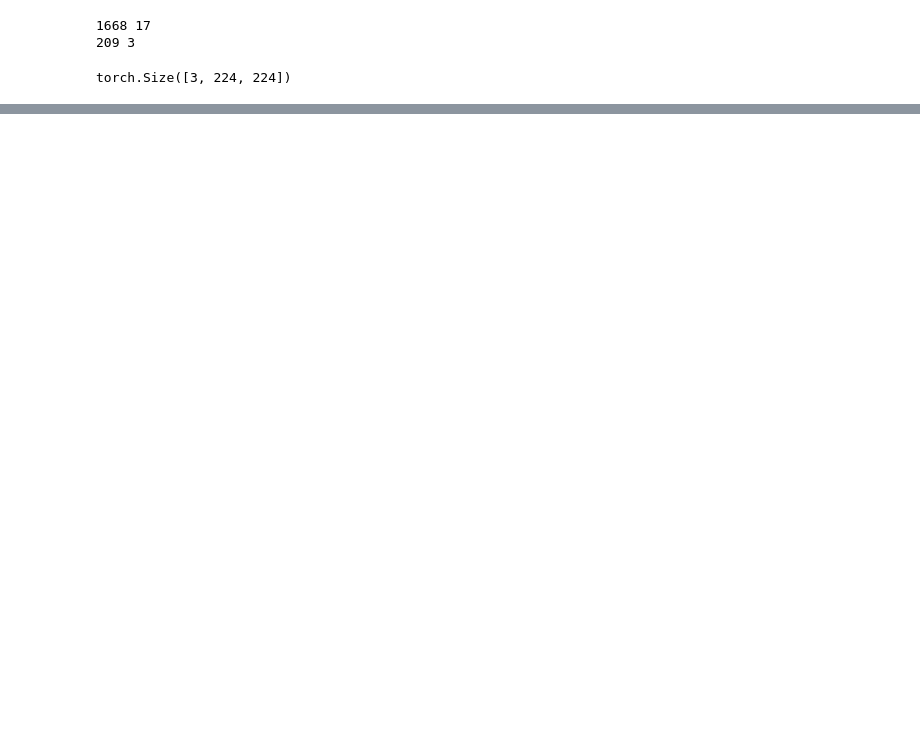
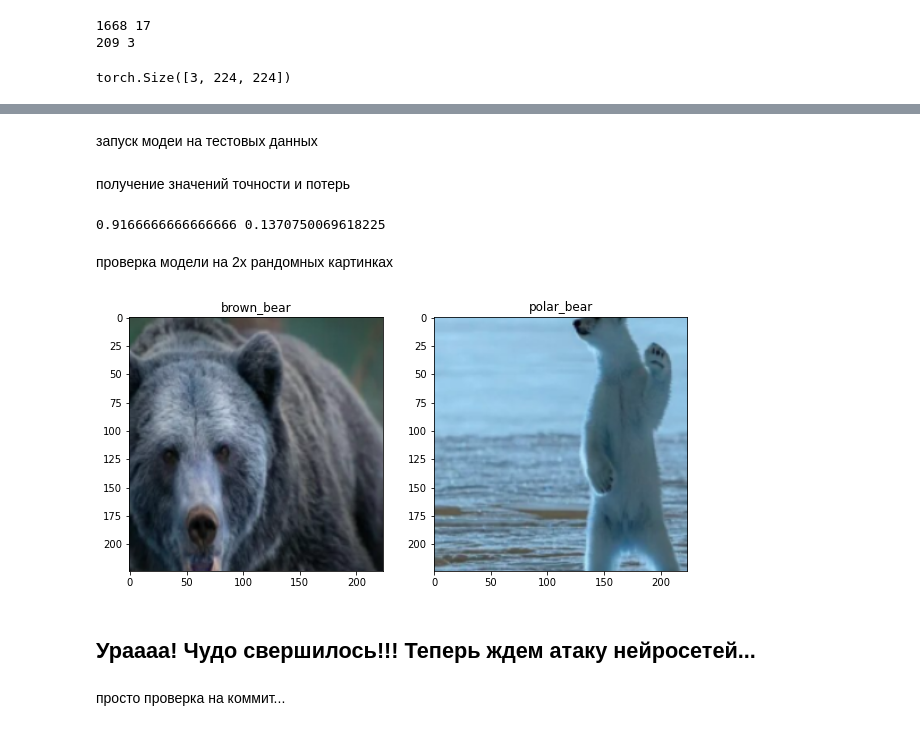
Before and after one commit to ZamotohinaMaria/Application-programming-laba-1, a Jupyter notebook: _5_laba_notebook.ipynb, the cells around one changed output, grey strips where cells are left out. Saved outputs shown, nothing was run; the diff lists cells and outputs as text; code cells hidden in the pictures; blank space fills up the shorter version.

Commit message:
просто проверка на коммит

```diff
--- a/_5_laba_notebook.ipynb
+++ b/_5_laba_notebook.ipynb
@@ -436,0 +373,2 @@ fhfghfhfhfh
+# %% [markdown]
+запуск модеи на тестовых данных
@@ -436,0 +390,23 @@ fhfghfhfhfh
+# %% [markdown]
+получение значений точности и потерь
+# %%
+print(test_accuracy, test_loss)
+# %% [output]
+0.9166666666666666 0.1370750069618225
+# %% [markdown]
+проверка модели на 2х рандомных картинках
+# %%
+import random
+plt.figure(figsize=(10, 5))
+
+for j in range(2):
+  index = random.randint(0, len(test_data))
+  plt.subplot(1, 2, j + 1)
+  plt.title("brown_bear" if (1 if  model(test_data[index][0].unsqueeze(dim=0))[0] >= 0.5 else 0) == 0 else "polar_bear")
+  plt.imshow(test_data[index][0].permute(1, 2, 0).numpy()[:, :, ::-1])
+# %% [output]
+[figure, added]
+# %% [markdown]
+## Ураааа! Чудо свершилось!!! Теперь ждем атаку нейросетей...
+# %% [markdown]
+просто проверка на коммит...
```
Also changed, not shown: parts of 53 cells of this notebook.
